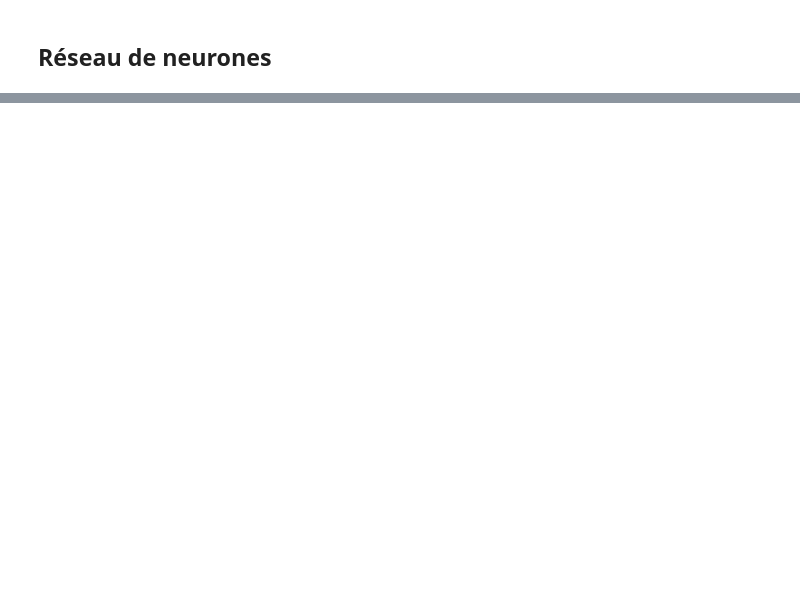
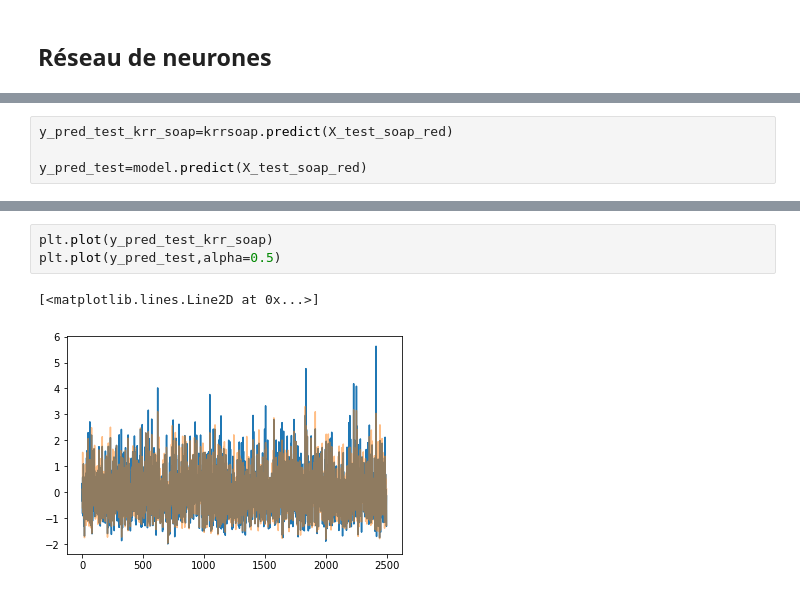
Before and after one commit to LoanRenaud/zundel, a Jupyter notebook: Zundel_Ion.ipynb, the cells around one changed output, grey strips where cells are left out. Drawn from its saved outputs; the diff is of its cells as text; blank space fills up the shorter version.

```diff
--- a/Zundel_Ion.ipynb
+++ b/Zundel_Ion.ipynb
@@ -739,0 +917,4 @@ plt.show()
+# %%
+y_pred_test_krr_soap=krrsoap.predict(X_test_soap_red)
+
+y_pred_test=model.predict(X_test_soap_red)
@@ -739,0 +923,6 @@ plt.show()
+# %%
+plt.plot(y_pred_test_krr_soap)
+plt.plot(y_pred_test,alpha=0.5)
+# %% [output]
+[<matplotlib.lines.Line2D at 0x...>]
+[figure, added]
```
Also changed, not shown: parts of 18 cells of this notebook, 9 other files.
